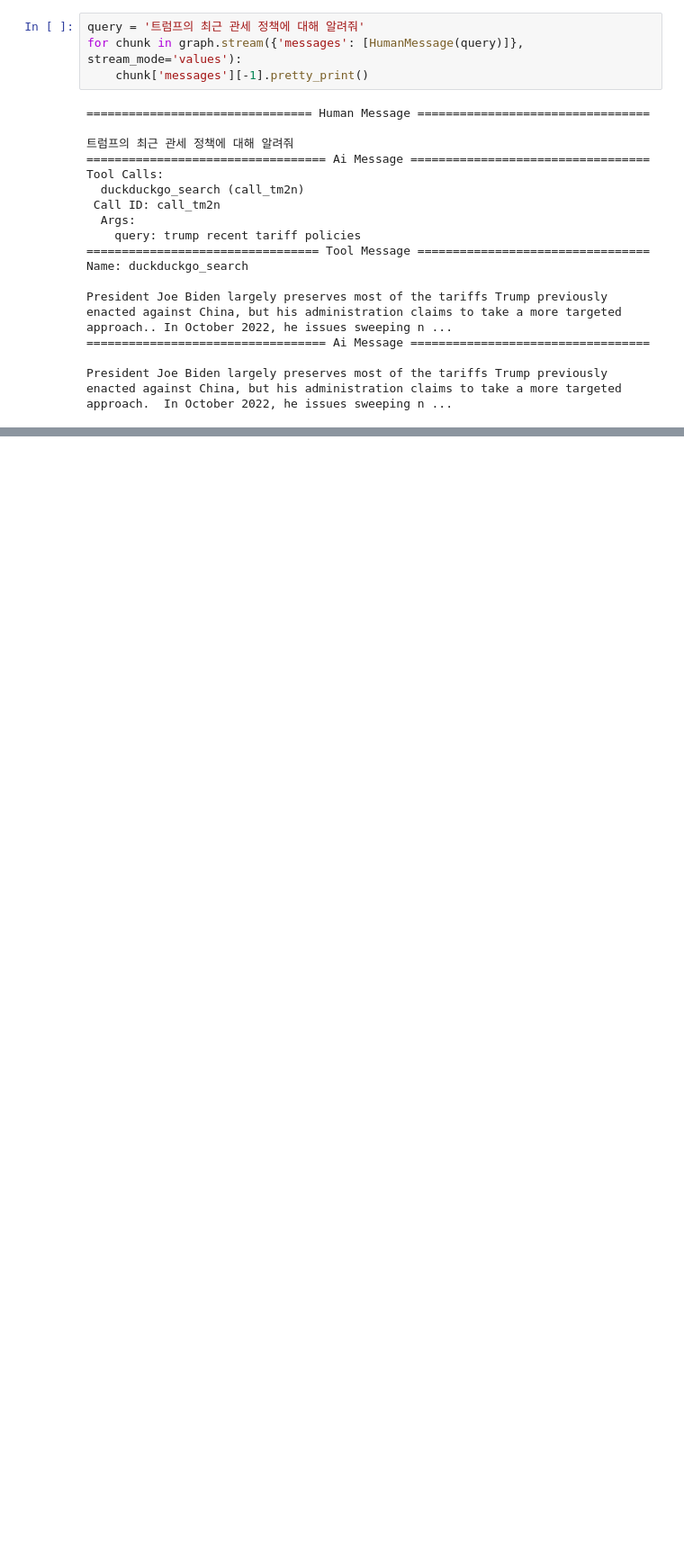
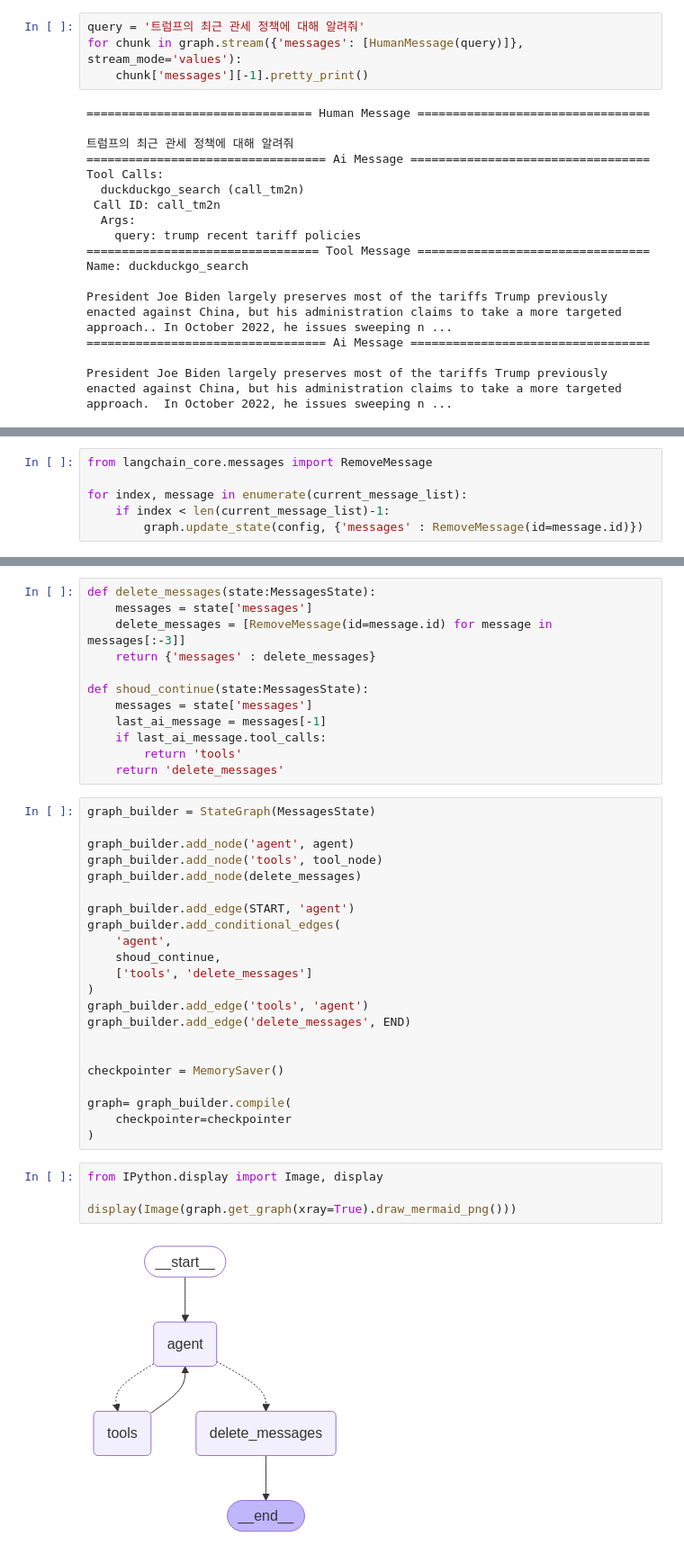
Before and after one commit to heohyunjun/FinBrainAgent, a Jupyter notebook: langgraph_tutorial/study/simple_agent_with_tool.ipynb, the cells around one changed output, grey strips where cells are left out. Shown at 90% size. Cells and saved outputs as stored; diff of their text form; blank space fills up the shorter version.

```diff
--- a/langgraph_tutorial/study/simple_agent_with_tool.ipynb
+++ b/langgraph_tutorial/study/simple_agent_with_tool.ipynb
@@ -183,0 +301,6 @@ President Joe Biden largely preserves most of the tariffs Trump previously enact
+# %%
+from langchain_core.messages import RemoveMessage
+
+for index, message in enumerate(current_message_list):
+    if index < len(current_message_list)-1:
+        graph.update_state(config, {'messages' : RemoveMessage(id=message.id)})
@@ -183,0 +314,40 @@ President Joe Biden largely preserves most of the tariffs Trump previously enact
+# %%
+def delete_messages(state:MessagesState):
+    messages = state['messages']
+    delete_messages = [RemoveMessage(id=message.id) for message in messages[:-3]]
+    return {'messages' : delete_messages}
+
+def shoud_continue(state:MessagesState):
+    messages = state['messages']
+    last_ai_message = messages[-1]
+    if last_ai_message.tool_calls:
+        return 'tools'
+    return 'delete_messages'
+# %%
+graph_builder = StateGraph(MessagesState)
+
+graph_builder.add_node('agent', agent)
+graph_builder.add_node('tools', tool_node)
+graph_builder.add_node(delete_messages)
+
+graph_builder.add_edge(START, 'agent')
+graph_builder.add_conditional_edges(
+    'agent',
+    shoud_continue,
+    ['tools', 'delete_messages']
+)
+graph_builder.add_edge('tools', 'agent')
+graph_builder.add_edge('delete_messages', END)
+
+
+checkpointer = MemorySaver()
+
+graph= graph_builder.compile(
+    checkpointer=checkpointer
+)
+# %%
+from IPython.display import Image, display
+
+display(Image(graph.get_graph(xray=True).draw_mermaid_png()))
+# %% [output]
+[figure, added]
```
Also changed, not shown: parts of 27 cells of this notebook.
